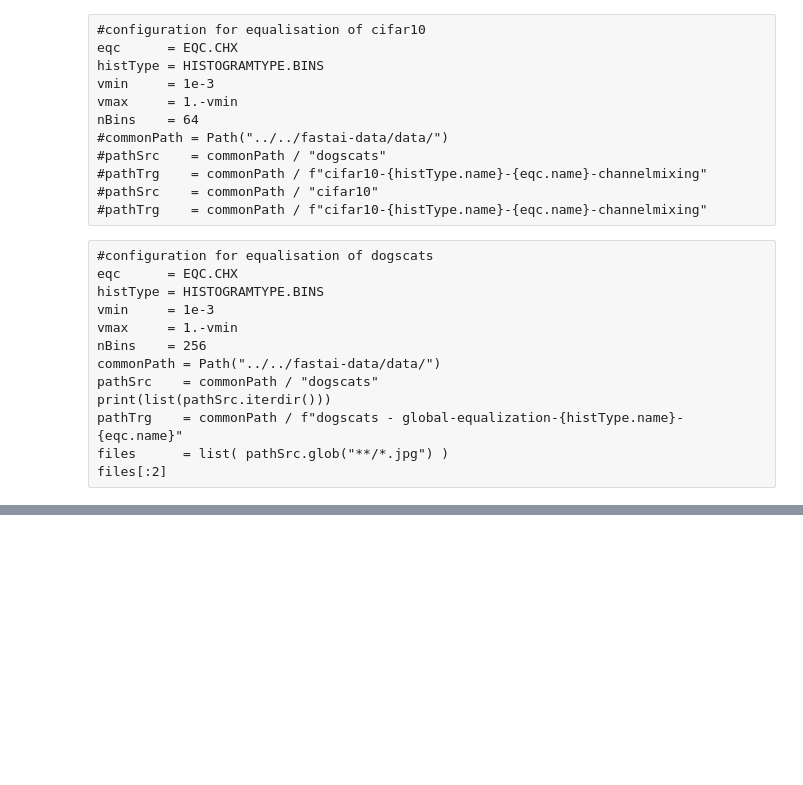
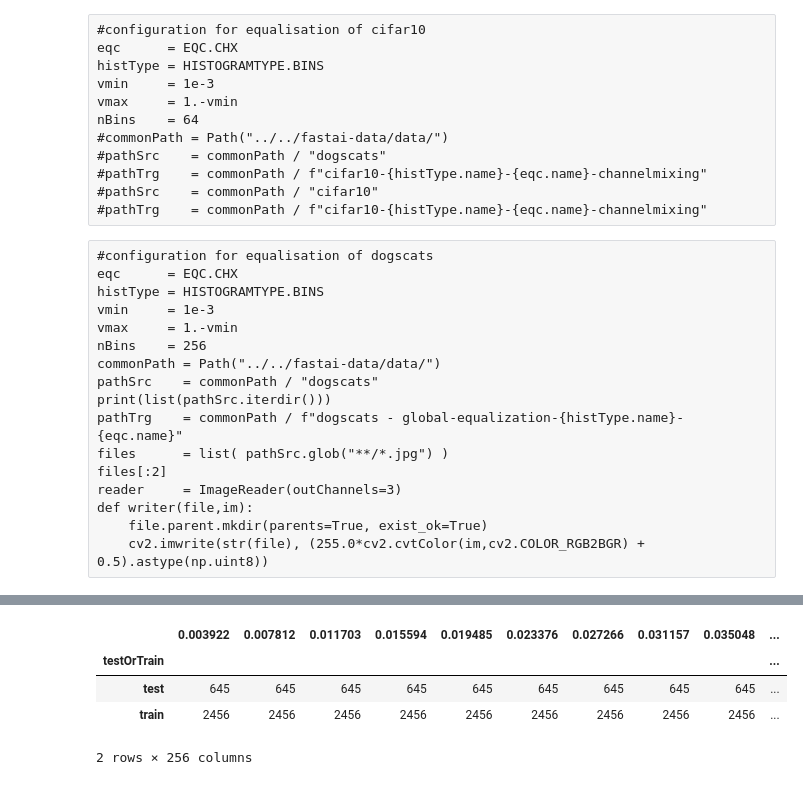
Before and after one commit to kasparlund/mammography, a Jupyter notebook: preprocessing/EqualizeDataset.ipynb, the cells around one changed output, grey strips where cells are left out. Saved outputs shown, nothing was run; the diff lists cells and outputs as text; code cells hidden in the pictures; blank space fills up the shorter version.

```diff
--- a/preprocessing/EqualizeDataset.ipynb
+++ b/preprocessing/EqualizeDataset.ipynb
@@ -23,12 +23,14 @@ from histogramStatistics import *
 from smoothHistogram import *
 matchHist=None
 # %%
-def writePng(im,file):
-    file.parent.mkdir(parents=True, exist_ok=True)
-    cv2.imwrite(str(file), (255.0*cv2.cvtColor(im,cv2.COLOR_RGB2BGR) + 0.5).astype(np.uint8))
 def channelStat(im):
-         return np.mean(im[:,:,0]), np.mean(im[:,:,1]), np.mean(im[:,:,2]), np.std(im[:,:,0]), np.std(im[:,:,1]), np.std(im[:,:,2])
-def genEqualization(pathTrg, files, nbCommon, eqc, matchHistogram=None):
+    if im.ndim==3 and im.shape[2]==3:
+        return np.mean(im[:,:,0]), np.mean(im[:,:,1]), np.mean(im[:,:,2]), \
+               np.std(im[:,:,0]),  np.std(im[:,:,1]),  np.std(im[:,:,2] )
+    else:
+        return np.mean(im), np.std(im)
+
+def genEqualization(pathTrg, reader, writer, files, nbCommon, eqc, vmin, vmax, matchHistogram=None):
     filenames, testOrTrain, hSrcAll,hTrgAll, chStatSrc, chStatTrg = [],[],[],[],[],[]
     middelBins = None
     for f in files:
@@ -42,7 +44,7 @@ def genEqualization(pathTrg, files, nbCommon, eqc, matchHistogram=None):
         imTrg = ImageColors(imSrc.im.copy(), eqc)
         imTrg.V = hSrc.equalize(imTrg.V) if matchHistogram is None else hSrc.equalize_t(imTrg.V,matchHistogram)
 
-        writePng(imTrg.im,fTrg)
+        writer(fTrg,imTrg.im)
 
         if middelBins is None: middelBins = hSrc.middelBins
 
@@ -63,7 +65,8 @@ def genEqualization(pathTrg, files, nbCommon, eqc, matchHistogram=None):
     dfTrgAll.insert(0,"testOrTrain",testOrTrain)
     dfTrgAll.testOrTrain = np.asarray(testOrTrain)
 
-    dfchStatSrc = pd.DataFrame(index=filenames, data = np.asarray(chStatSrc), columns=["rMean","gMean","bMean","rSD","gSD","bSD"] )
+    columns=["rMean","gMean","bMean","rSD","gSD","bSD"] if np.asarray(chStatSrc).shape[1]==3 else ["mean_","sd_"]
+    dfchStatSrc = pd.DataFrame(index=filenames, data = np.asarray(chStatSrc), columns=columns )
     dfchStatTrg = pd.DataFrame(index=filenames, data = np.asarray(chStatTrg), columns=dfchStatSrc.columns )
     return filenames, dfSrcAll,dfTrgAll,dfchStatSrc,dfchStatTrg
 
@@ -95,7 +98,7 @@ def genSaveStats( path, bins ):
 #configuration for equalisation of mammograhies
 eqc      = EQC.CHX
 histType = HISTOGRAMTYPE.BINS
-vmin     = 0.01
+vmin     = 1/255.0
 vmax     = 1. - vmin
 nBins    = 256
 commonPath = Path("../../mammography-data/")
@@ -103,6 +106,10 @@ print(list(commonPath.iterdir()))
 pathSrc    = commonPath / "converted_images"
 files      = list( pathSrc.glob("**/xray_images/*.png") )
 pathTrg    = commonPath / f"mammography-dogscats-match-equalization-{histType.name}-{eqc.name}"
+reader     = ImageReader(outChannels=1)
+def writer(file,im):
+    file.parent.mkdir(parents=True, exist_ok=True)
+    cv2.imwrite(str(file), (im*65535. + 0.5).astype(np.uint16))
 
 dfhists = pd.read_csv("../../fastai-data/data/dogscats/smooth_histogram.csv", index_col=0 )
 plotSmoothHistogram( dfhists )
@@ -136,18 +143,22 @@ print(list(pathSrc.iterdir()))
 pathTrg    = commonPath / f"dogscats - global-equalization-{histType.name}-{eqc.name}"
 files      = list( pathSrc.glob("**/*.jpg") )
 files[:2]
+reader     = ImageReader(outChannels=3)
+def writer(file,im):
+    file.parent.mkdir(parents=True, exist_ok=True)
+    cv2.imwrite(str(file), (255.0*cv2.cvtColor(im,cv2.COLOR_RGB2BGR) + 0.5).astype(np.uint8))
 # %%
 def printHist(histType, h):
     print(f"Hist {histType} len:{len(h.middelBins)}: \nbins", h.middelBins, "\nhist:", h.hist, "\ncdf:", h.cdf)
 
 print(f"Source dataset: {pathSrc}  with {len(files)} files\ntarget dataset: {pathTrg}")
 nbCommon = len(commonPath.parts)+1
-reader   = ImageReader()
 
-%time filenames, dfSrcAll, dfTrgAll,dfChStatSrc,dfChStatTrg = genEqualization(pathTrg, files, nbCommon, eqc,matchHist)
+%time filenames, dfSrcAll, dfTrgAll,dfChStatSrc,dfChStatTrg = \
+        genEqualization(pathTrg, reader, writer, files, nbCommon, eqc, vmin, vmax, matchHist)
 bins = np.linspace(vmin,vmax,nBins)
 
-dfSrcAll.testOrTrain.head()
+dfSrcAll.head()
 dfSrcAll.groupby("testOrTrain").count()
 # %% [output]
 Source dataset: ../../mammography-data/converted_images  with 3101 files
@@ -155,3 +168,8 @@ target dataset: ../../mammography-data/mammography-dogscats-match-equalization-B
+|  | 0.003922 | 0.007812 | 0.011703 | 0.015594 | 0.019485 | 0.023376 | 0.027266 | 0.031157 | 0.035048 | ... |
+| testOrTrain |  |  |  |  |  |  |  |  |  | ... |
+| test | 645 | 645 | 645 | 645 | 645 | 645 | 645 | 645 | 645 | ... |
+| train | 2456 | 2456 | 2456 | 2456 | 2456 | 2456 | 2456 | 2456 | 2456 | ... |
+2 rows × 256 columns
 # %%
 dfSrcMSD         = saveHistograms(pathSrc, filenames, bins, dfSrcAll)
 dfChStatMeansSrc = saveChannelStats(pathSrc, dfChStatSrc)
```
Also changed, not shown: parts of 6 cells of this notebook, 2 other files.
